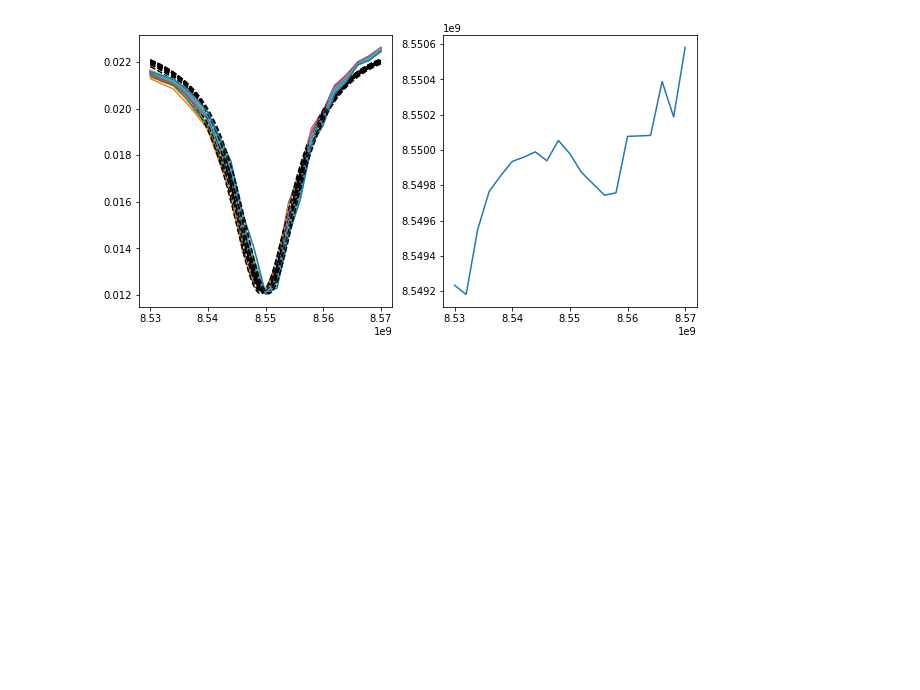
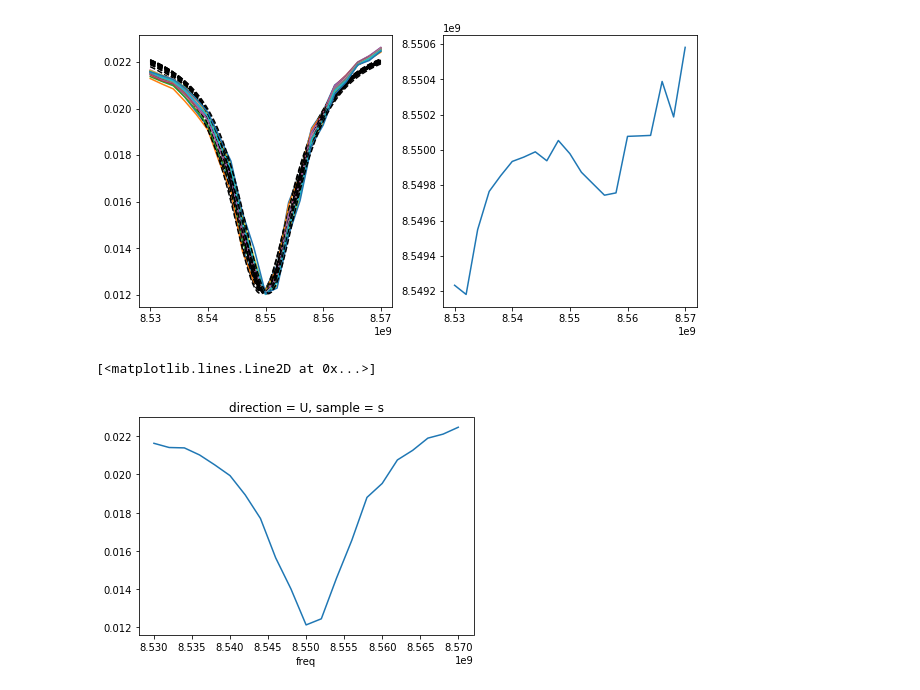
Before and after one commit to aspitarl/TRMC, a Jupyter notebook: RawDataAnalysis.ipynb, the cells around one changed output. Saved outputs shown, nothing was run; the diff lists cells and outputs as text; code cells hidden in the pictures; blank space fills up the shorter version.

```diff
--- a/RawDataAnalysis.ipynb
+++ b/RawDataAnalysis.ipynb
@@ -165,3 +137,8 @@ axes[1].plot(freqts,f0s)
 # %% [output]
 [<matplotlib.lines.Line2D at 0x...>]
 [figure]
+# %%
+da_bv.sel(sample = 's', direction = 'U').plot()
+# %% [output]
+[<matplotlib.lines.Line2D at 0x...>]
+[figure, added]
```
Also changed, not shown: parts of 5 cells of this notebook.
